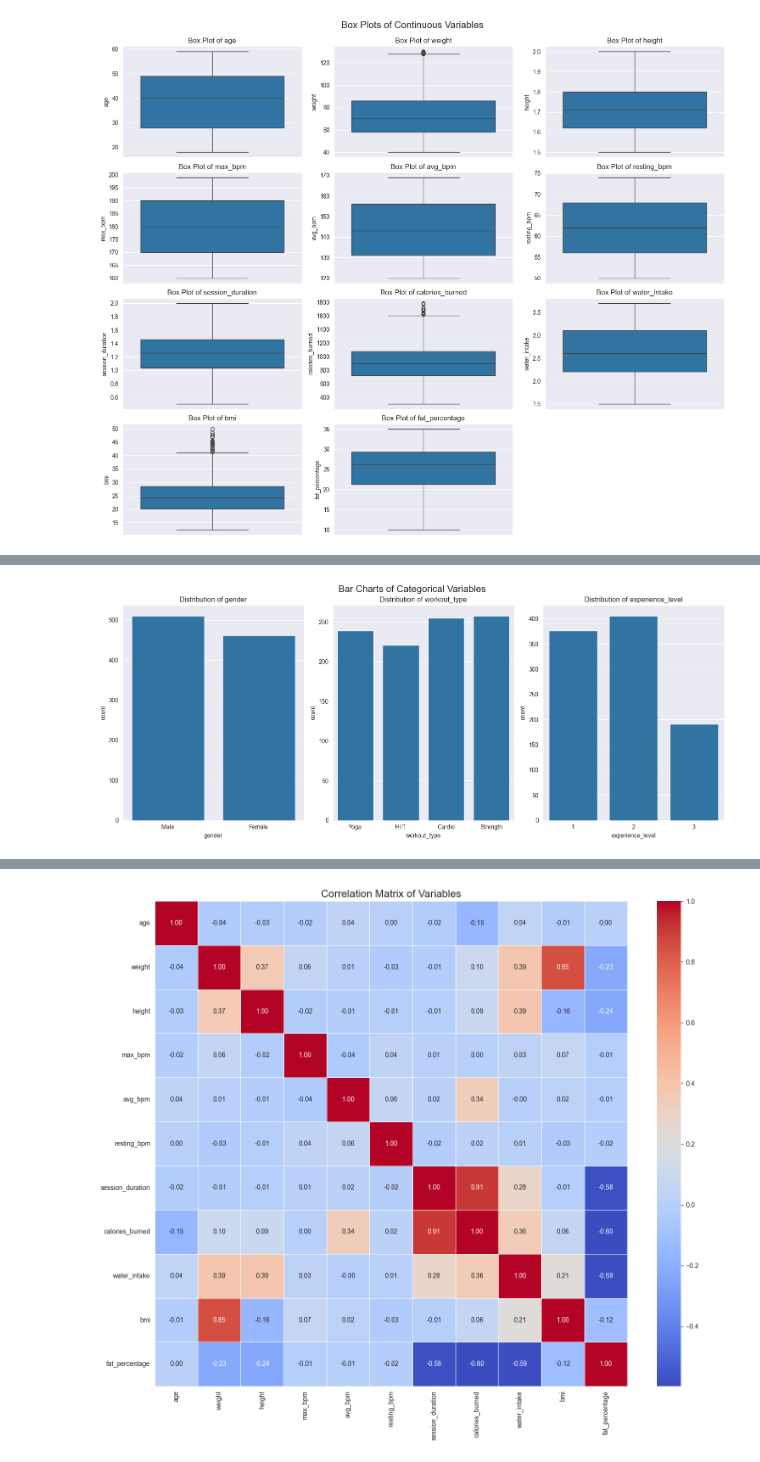
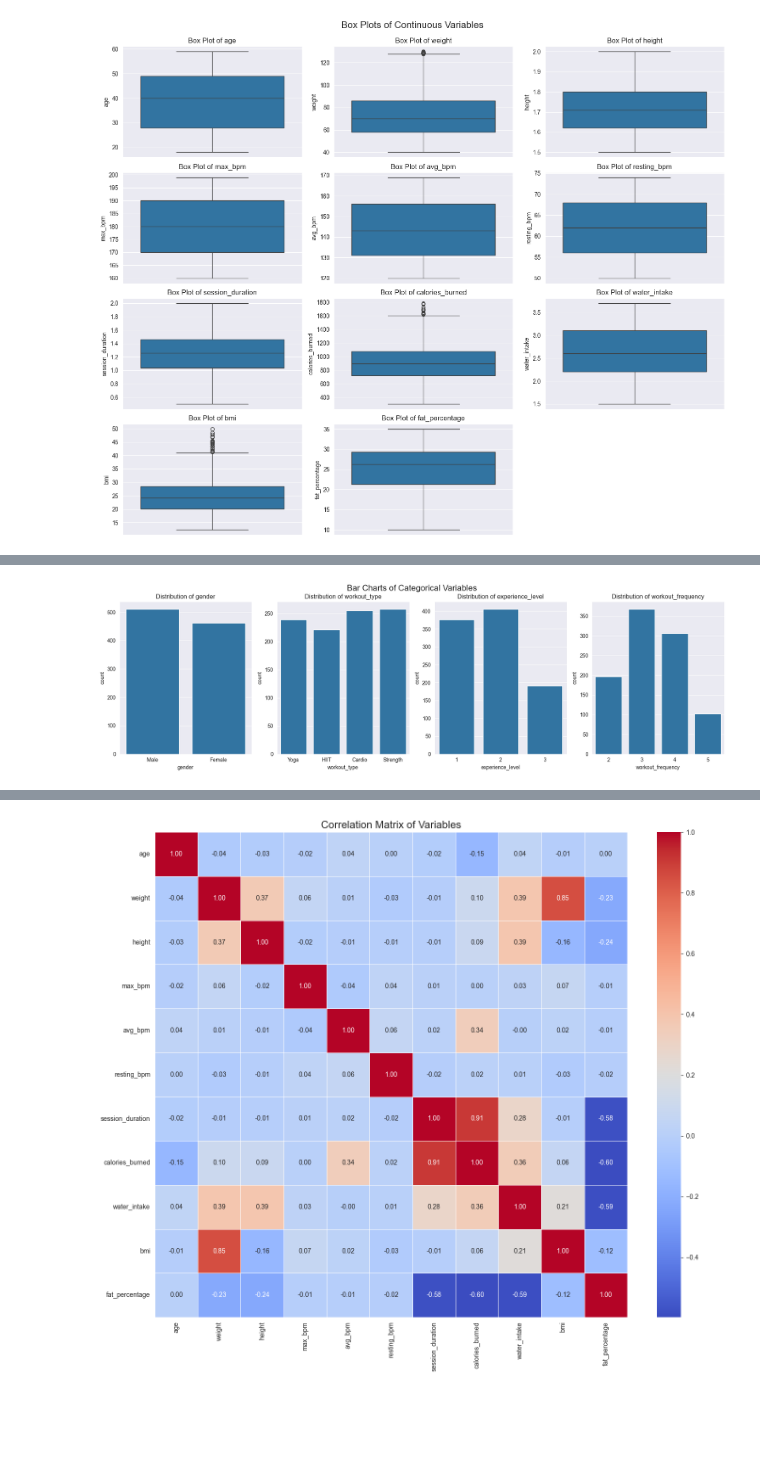
Before and after one commit to ivan-22-3-5/data_analysis_6th_sem, a Jupyter notebook: final-project/final-project.ipynb, the cells around one changed output, grey strips where cells are left out. Drawn from its saved outputs; the diff is of its cells as text; code cells hidden in the pictures; blank space fills up the shorter version.

```diff
--- a/final-project/final-project.ipynb
+++ b/final-project/final-project.ipynb
@@ -34,7 +78,7 @@ The dataset features are already in order
 # %%
 continuous_vars = ['age', 'weight', 'height', 'max_bpm',
-                   'avg_bpm', 'resting_bpm', 'session_duration', 'calories_burned',
-                   'water_intake', 'bmi', 'fat_percentage']
+                   'avg_bpm', 'resting_bpm', 'session_duration',
+                   'calories_burned', 'water_intake', 'bmi', 'fat_percentage']
 
 plt.figure(figsize=(15, 12))
 
@@ -61,14 +182,14 @@ plt.show()
 # %%
-categorical_vars = ['gender', 'workout_type', 'experience_level']
+categorical_vars = ['gender', 'workout_type', 'experience_level', 'workout_frequency']
 
-plt.figure(figsize=(15, 6))
+plt.figure(figsize=(17, 5))
 
 for i, var in enumerate(categorical_vars, 1):
-    plt.subplot(1, 3, i)
+    plt.subplot(1, 4, i)
     sns.countplot(x=df[var])
     plt.title(f'Distribution of {var}')
     plt.tight_layout()
 plt.suptitle('Bar Charts of Categorical Variables', y=1.02, fontsize=16)
 plt.show()
 # %% [output]
-[figure, old version]
+[figure, new version]
```
Also changed, not shown: parts of 13 cells of this notebook.
